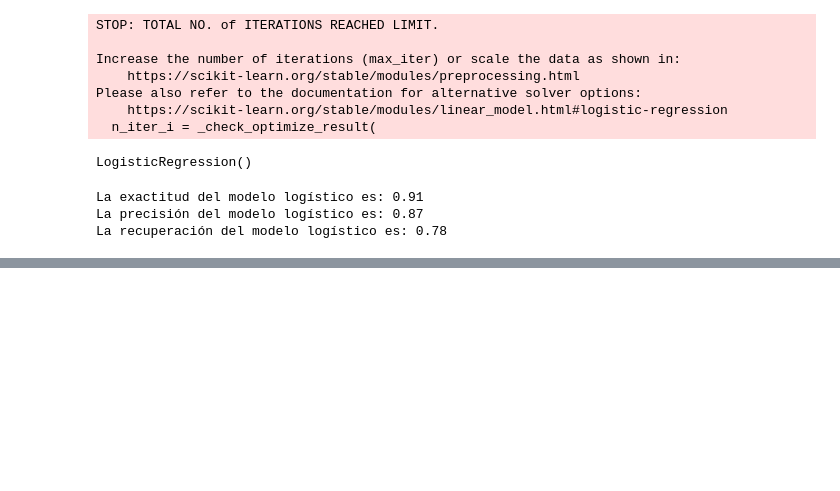
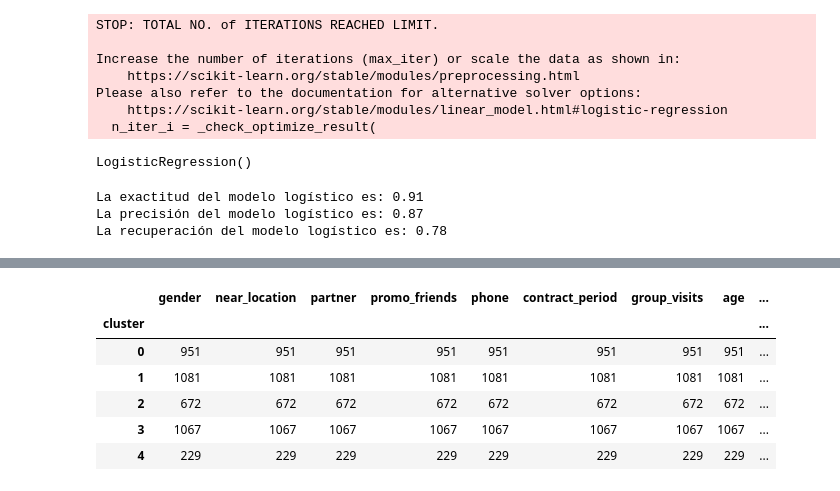
Before and after one commit to PaulaRodArias/13_Proyecto_final, a Jupyter notebook: proyecto13.ipynb, the cells around one changed output, grey strips where cells are left out. Saved outputs shown, nothing was run; the diff lists cells and outputs as text; code cells hidden in the pictures; blank space fills up the shorter version.

```diff
--- a/proyecto13.ipynb
+++ b/proyecto13.ipynb
@@ -190,0 +257,10 @@ La recuperación del modelo logístico es: 0.78
+# %%
+gym.groupby('cluster').count()
+# %% [output]
+|  | gender | near_location | partner | promo_friends | phone | contract_period | group_visits | age | ... |
+| cluster |  |  |  |  |  |  |  |  | ... |
+| 0 | 951 | 951 | 951 | 951 | 951 | 951 | 951 | 951 | ... |
+| 1 | 1081 | 1081 | 1081 | 1081 | 1081 | 1081 | 1081 | 1081 | ... |
+| 2 | 672 | 672 | 672 | 672 | 672 | 672 | 672 | 672 | ... |
+| 3 | 1067 | 1067 | 1067 | 1067 | 1067 | 1067 | 1067 | 1067 | ... |
+| 4 | 229 | 229 | 229 | 229 | 229 | 229 | 229 | 229 | ... |
```
Also changed, not shown: parts of 22 cells of this notebook, 1 other file.
